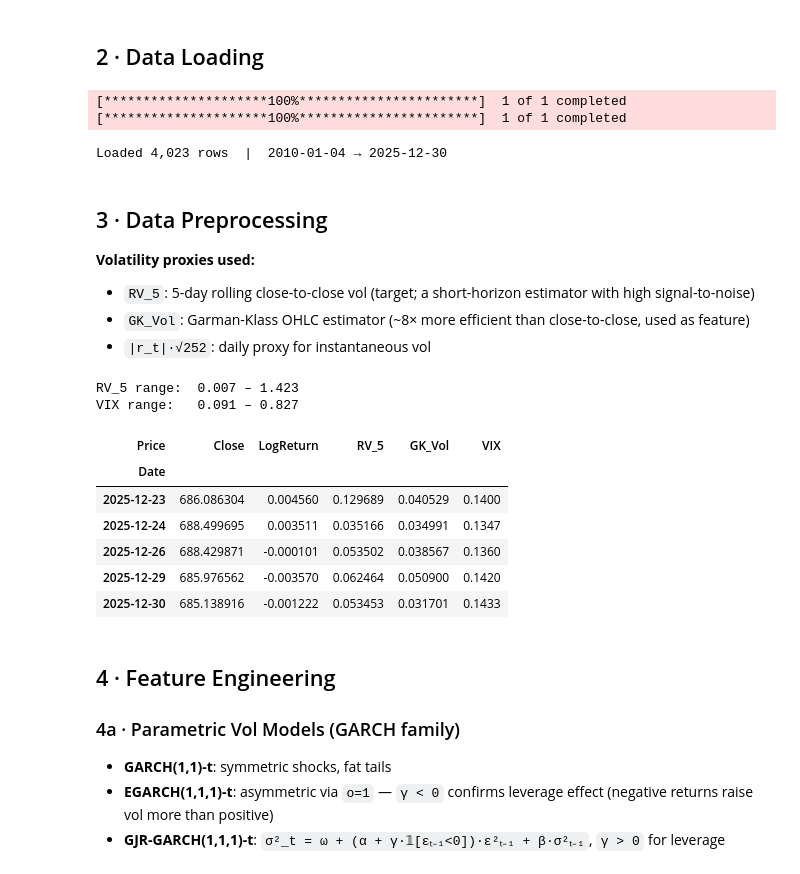
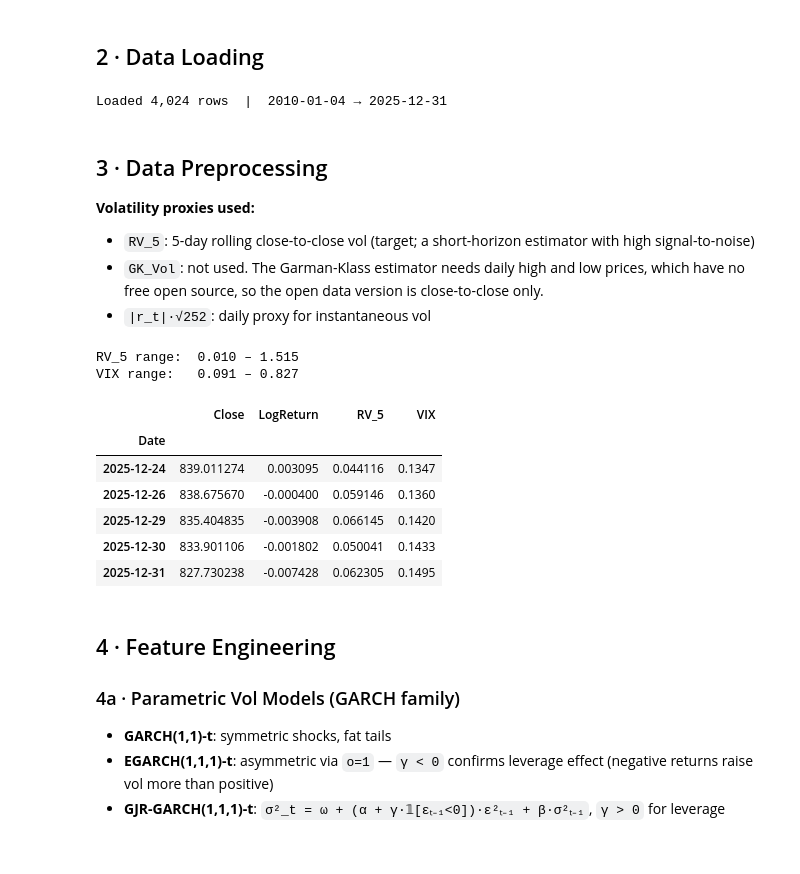
Before and after one commit to rxj0102/Volatility-Forecast-HAR, a Jupyter notebook: 05_vol_forecast_har.ipynb, the cells around one changed output. Saved outputs shown, nothing was run; the diff lists cells and outputs as text; code cells hidden in the pictures.

```diff
--- a/05_vol_forecast_har.ipynb
+++ b/05_vol_forecast_har.ipynb
@@ -51,62 +57,48 @@ ALPHA_GRID  = np.logspace(-9, 0, 100)
 # %% [markdown]
 ## 2 · Data Loading
 # %%
-def _flatten(df):
-    """Flatten MultiIndex columns from yfinance."""
-    if isinstance(df.columns, pd.MultiIndex):
-        df.columns = df.columns.get_level_values(0)
-    return df
-
-raw = _flatten(yf.download('SPY', start=START, end=END, auto_adjust=True))
-vix = _flatten(yf.download('^VIX', start=START, end=END, auto_adjust=True))
-
-spy = raw[['Close', 'High', 'Low', 'Open']].copy()
-spy['VIX'] = (vix['Close'] / 100).reindex(spy.index)  # rescale to match RV units
+# SPY stand in: Ken French US market total return (Mkt-RF + RF), as an index.
+# VIX: FRED VIXCLS. No free open source has SPY high/low prices.
+_ff = french('F-F_Research_Data_Factors_daily', start=START, end=END)
+_mkt = _ff['Mkt-RF'] + _ff['RF']
+spy = pd.DataFrame({'Close': 100 * (1 + _mkt).cumprod()})
+vix = fred('VIXCLS', START, END)['VIXCLS'].dropna()
+spy['VIX'] = (vix / 100).reindex(spy.index)  # rescale to match RV units
+spy = spy.dropna(subset=['VIX'])
 
 assert spy['VIX'].isna().sum() == 0, 'VIX alignment failed'
 print(f'Loaded {len(spy):,} rows  |  {spy.index[0].date()} → {spy.index[-1].date()}')
 # %% [output]
-[*********************100%***********************]  1 of 1 completed
-[*********************100%***********************]  1 of 1 completed
+Loaded 4,024 rows  |  2010-01-04 → 2025-12-31
-Loaded 4,023 rows  |  2010-01-04 → 2025-12-30
 # %% [markdown]
 ## 3 · Data Preprocessing
 
 **Volatility proxies used:**
 - `RV_5`: 5-day rolling close-to-close vol (target; a short-horizon estimator with high signal-to-noise)
-- `GK_Vol`: Garman-Klass OHLC estimator (~8× more efficient than close-to-close, used as feature)
+- `GK_Vol`: not used. The Garman-Klass estimator needs daily high and low prices, which have no free open source, so the open data version is close-to-close only.
 - `|r_t|·√252`: daily proxy for instantaneous vol
 # %%
 spy['LogReturn'] = np.log(spy['Close'] / spy['Close'].shift(1))
 
 # Rolling annualised vol — RV_5 is the forecast target
 spy['RV_Daily'] = spy['LogReturn'].abs() * ANNUALIZE
 spy['RV_5']     = spy['LogReturn'].rolling(5).std()  * ANNUALIZE
 
-# Garman-Klass estimator — uses OHLC for efficiency gains
-hl = np.log(spy['High'] / spy['Low'])
-co = np.log(spy['Close'] / spy['Open'])
-spy['GK_Vol'] = np.where(
-    spy['High'] > spy['Low'],
-    np.sqrt(0.5 * hl**2 - (2*np.log(2) - 1) * co**2) * ANNUALIZE,
-    spy['RV_Daily']
-)
-
 spy = spy.dropna(subset=['LogReturn', 'RV_5', 'VIX'])
 
 print(f'RV_5 range:  {spy["RV_5"].min():.3f} – {spy["RV_5"].max():.3f}')
 print(f'VIX range:   {spy["VIX"].min():.3f} – {spy["VIX"].max():.3f}')
-spy[['Close', 'LogReturn', 'RV_5', 'GK_Vol', 'VIX']].tail()
+spy[['Close', 'LogReturn', 'RV_5', 'VIX']].tail()
 # %% [output]
-RV_5 range:  0.007 – 1.423
+RV_5 range:  0.010 – 1.515
 VIX range:   0.091 – 0.827
-| Price | Close | LogReturn | RV_5 | GK_Vol | VIX |
-| Date |  |  |  |  |  |
-| 2025-12-23 | 686.086304 | 0.004560 | 0.129689 | 0.040529 | 0.1400 |
-| 2025-12-24 | 688.499695 | 0.003511 | 0.035166 | 0.034991 | 0.1347 |
-| 2025-12-26 | 688.429871 | -0.000101 | 0.053502 | 0.038567 | 0.1360 |
-| 2025-12-29 | 685.976562 | -0.003570 | 0.062464 | 0.050900 | 0.1420 |
-| 2025-12-30 | 685.138916 | -0.001222 | 0.053453 | 0.031701 | 0.1433 |
+|  | Close | LogReturn | RV_5 | VIX |
+| Date |  |  |  |  |
+| 2025-12-24 | 839.011274 | 0.003095 | 0.044116 | 0.1347 |
+| 2025-12-26 | 838.675670 | -0.000400 | 0.059146 | 0.1360 |
+| 2025-12-29 | 835.404835 | -0.003908 | 0.066145 | 0.1420 |
+| 2025-12-30 | 833.901106 | -0.001802 | 0.050041 | 0.1433 |
+| 2025-12-31 | 827.730238 | -0.007428 | 0.062305 | 0.1495 |
 # %% [markdown]
 ## 4 · Feature Engineering
 
```
Also changed, not shown: parts of 13 cells of this notebook, 9 other files.
